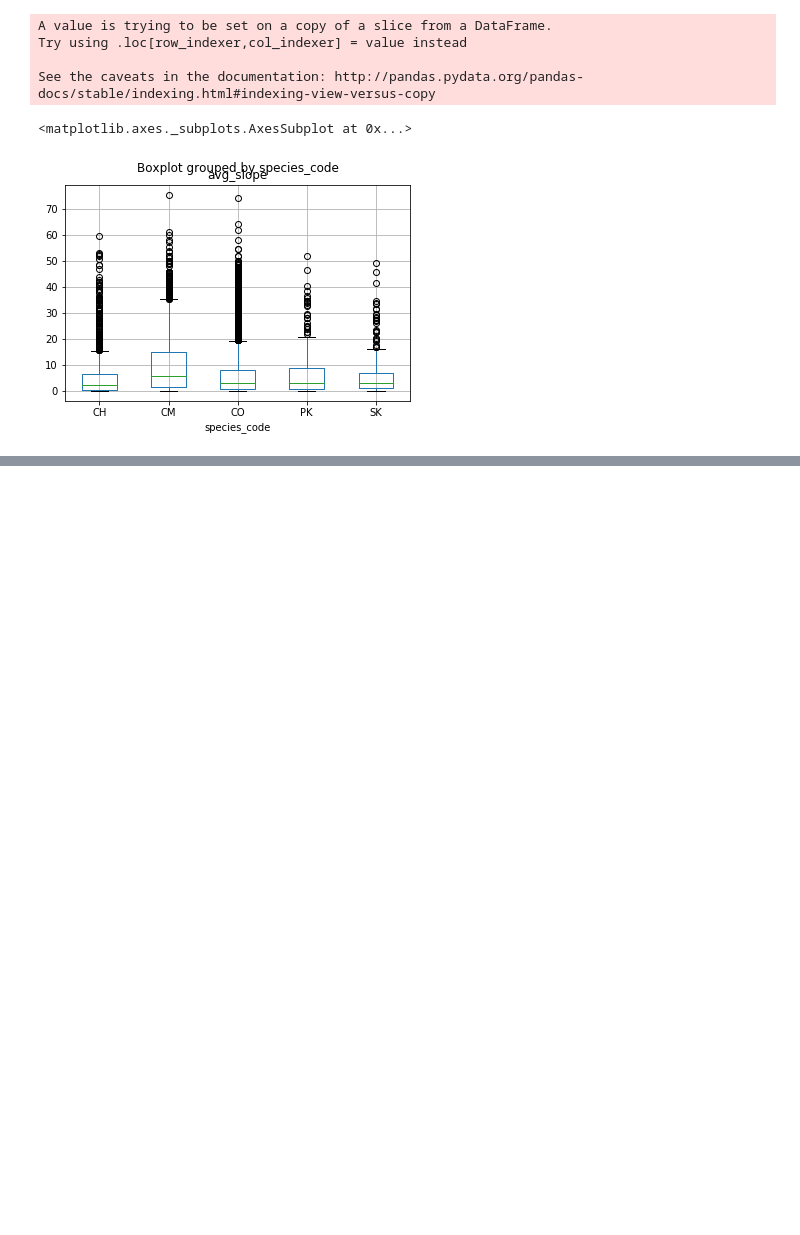
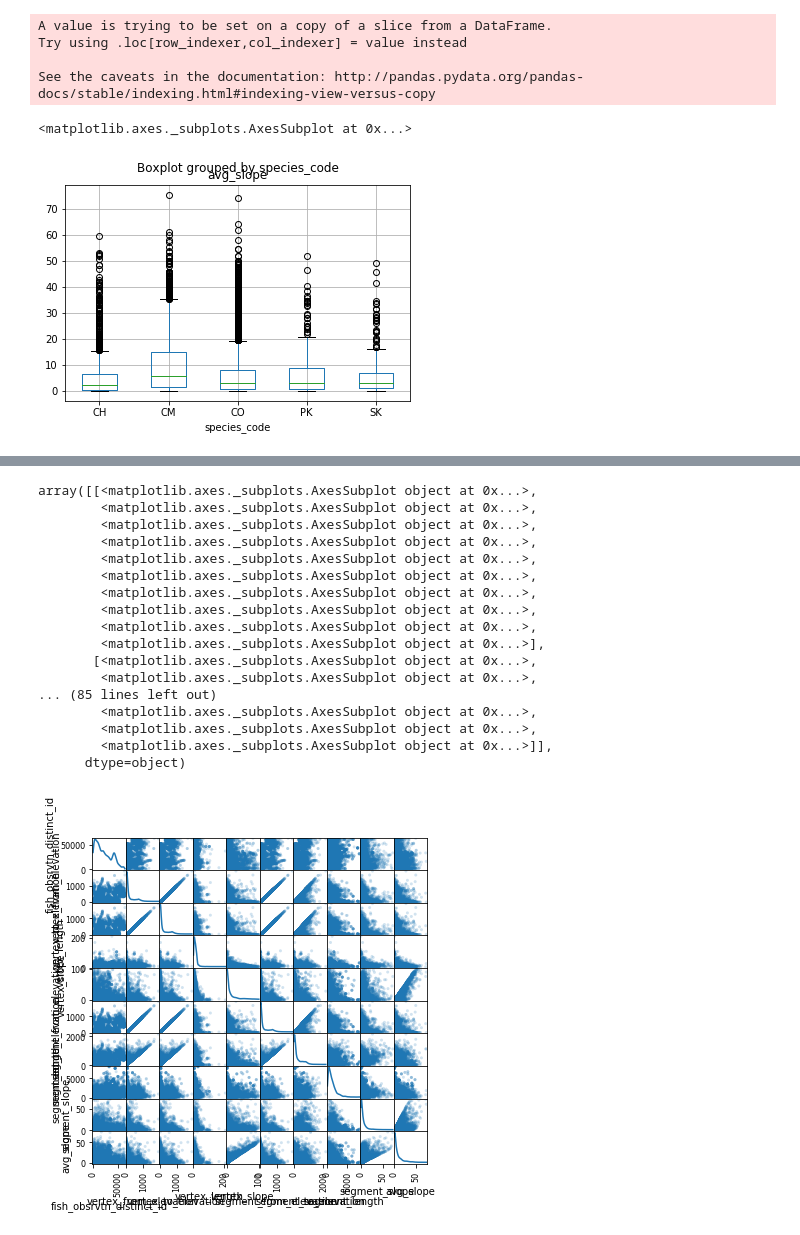
Before and after one commit to smnorris/bcfishobs_spp-by-slope, a Jupyter notebook: notebooks/Observations_species_slope.ipynb, the cells around one changed output, grey strips where cells are left out. Drawn from its saved outputs; the diff is of its cells as text; code cells hidden in the pictures; blank space fills up the shorter version.

```diff
--- a/notebooks/Observations_species_slope.ipynb
+++ b/notebooks/Observations_species_slope.ipynb
@@ -146,0 +179,22 @@ See the caveats in the documentation: http://pandas.pydata.org/pandas-docs/stabl
+# %%
+from pandas.plotting import scatter_matrix
+scatter_matrix(unique_subset2, alpha=0.2, figsize=(6, 6), diagonal='kde')
+# %% [output]
+array([[<matplotlib.axes._subplots.AxesSubplot object at 0x...>,
+        <matplotlib.axes._subplots.AxesSubplot object at 0x...>,
+        <matplotlib.axes._subplots.AxesSubplot object at 0x...>,
+        <matplotlib.axes._subplots.AxesSubplot object at 0x...>,
+        <matplotlib.axes._subplots.AxesSubplot object at 0x...>,
+        <matplotlib.axes._subplots.AxesSubplot object at 0x...>,
+        <matplotlib.axes._subplots.AxesSubplot object at 0x...>,
+        <matplotlib.axes._subplots.AxesSubplot object at 0x...>,
+        <matplotlib.axes._subplots.AxesSubplot object at 0x...>,
+        <matplotlib.axes._subplots.AxesSubplot object at 0x...>],
+       [<matplotlib.axes._subplots.AxesSubplot object at 0x...>,
+        <matplotlib.axes._subplots.AxesSubplot object at 0x...>,
+... (85 lines left out)
+        <matplotlib.axes._subplots.AxesSubplot object at 0x...>,
+        <matplotlib.axes._subplots.AxesSubplot object at 0x...>,
+        <matplotlib.axes._subplots.AxesSubplot object at 0x...>]],
+      dtype=object)
+[figure, added]
```
Also changed, not shown: parts of 3 cells of this notebook.
